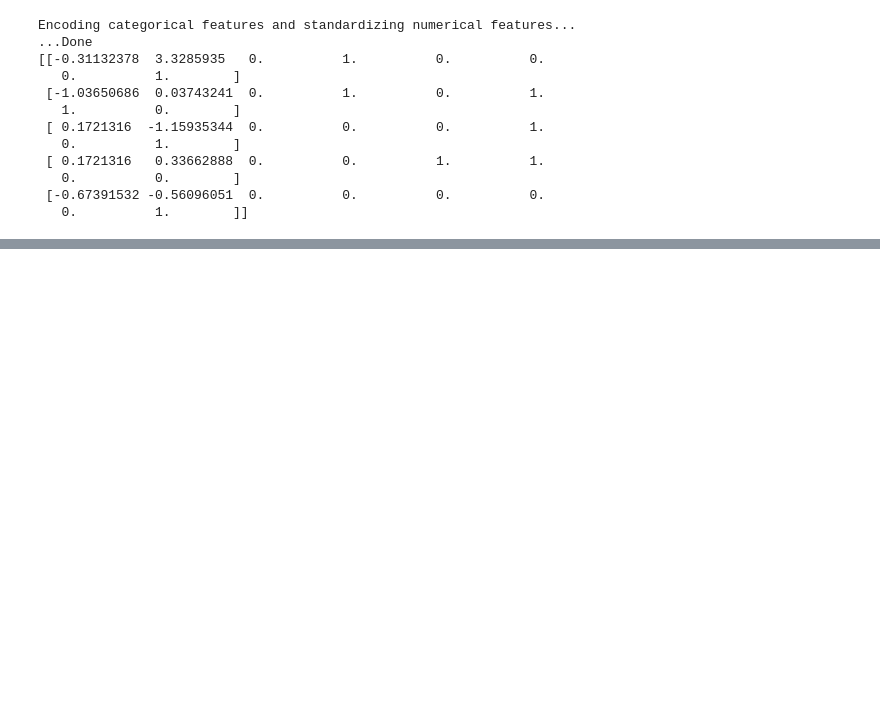
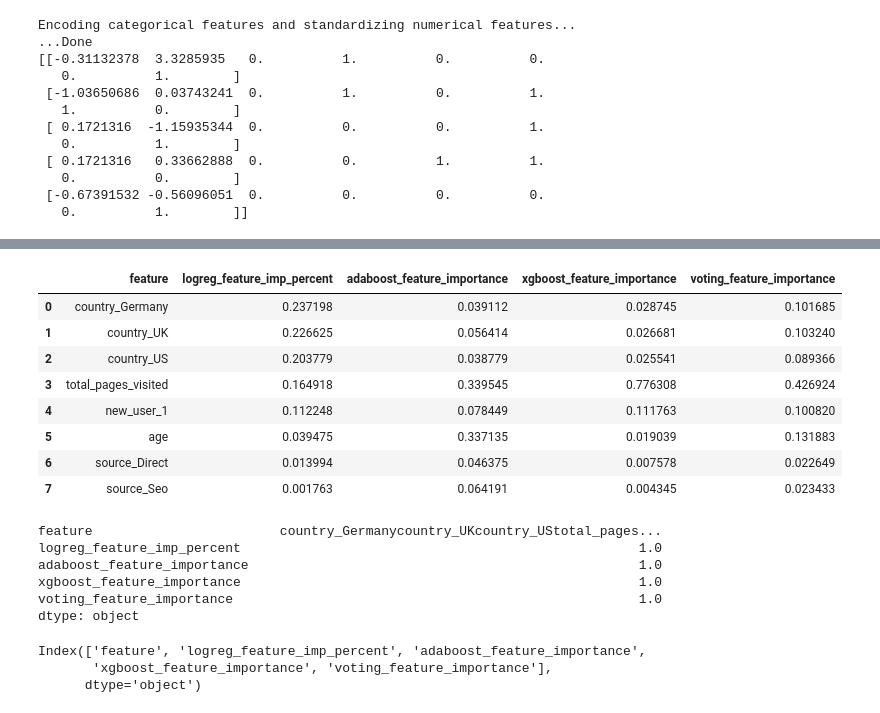
Before and after one commit to YuliyaSheichenka/Certification_Bloc_3, a Jupyter notebook: conversion_rate/4_Conversion_rate_challenge_Voting_LogReg_Adaboost_tree_Xgboost.ipynb, the cells around one changed output, grey strips where cells are left out. Drawn from its saved outputs; the diff is of its cells as text; code cells hidden in the pictures; blank space fills up the shorter version.

```diff
--- a/conversion_rate/4_Conversion_rate_challenge_Voting_LogReg_Adaboost_tree_Xgboost.ipynb
+++ b/conversion_rate/4_Conversion_rate_challenge_Voting_LogReg_Adaboost_tree_Xgboost.ipynb
@@ -338,0 +358,12 @@ Y_predictions.to_csv('conversion_data_test_predictions_YULIYA-model4.csv', index
+# %%
+logreg_df = pd.read_csv('logreg_feature_importance.csv')
+
+print(len(logreg_df))
+
+adaboost_df = pd.read_csv('adaboost_feature_importance.csv')
+
+print(len(adaboost_df))
+
+xgboost_df = pd.read_csv('xgboost_feature_importance.csv')
+
+print(len(xgboost_df))
@@ -338,0 +410,3 @@ Y_predictions.to_csv('conversion_data_test_predictions_YULIYA-model4.csv', index
+# %%
+temp_df = logreg_df.merge(adaboost_df)
+feature_importance_df = temp_df.merge(xgboost_df)
@@ -338,0 +425,31 @@ Y_predictions.to_csv('conversion_data_test_predictions_YULIYA-model4.csv', index
+# %%
+feature_importance_df['voting_feature_importance'] = (feature_importance_df['logreg_feature_imp_percent']
+                                                    + feature_importance_df['adaboost_feature_importance']
+                                                    + feature_importance_df['xgboost_feature_importance'])/3
+# %%
+feature_importance_df
+# %% [output]
+|  | feature | logreg_feature_imp_percent | adaboost_feature_importance | xgboost_feature_importance | voting_feature_importance |
+| 0 | country_Germany | 0.237198 | 0.039112 | 0.028745 | 0.101685 |
+| 1 | country_UK | 0.226625 | 0.056414 | 0.026681 | 0.103240 |
+| 2 | country_US | 0.203779 | 0.038779 | 0.025541 | 0.089366 |
+| 3 | total_pages_visited | 0.164918 | 0.339545 | 0.776308 | 0.426924 |
+| 4 | new_user_1 | 0.112248 | 0.078449 | 0.111763 | 0.100820 |
+| 5 | age | 0.039475 | 0.337135 | 0.019039 | 0.131883 |
+| 6 | source_Direct | 0.013994 | 0.046375 | 0.007578 | 0.022649 |
+| 7 | source_Seo | 0.001763 | 0.064191 | 0.004345 | 0.023433 |
+# %%
+feature_importance_df.sum()
+# %% [output]
+feature                        country_Germanycountry_UKcountry_UStotal_pages...
+logreg_feature_imp_percent                                                   1.0
+adaboost_feature_importance                                                  1.0
+xgboost_feature_importance                                                   1.0
+voting_feature_importance                                                    1.0
+dtype: object
+# %%
+feature_importance_df.columns
+# %% [output]
+Index(['feature', 'logreg_feature_imp_percent', 'adaboost_feature_importance',
+       'xgboost_feature_importance', 'voting_feature_importance'],
+      dtype='object')
```
Also changed, not shown: parts of 13 cells of this notebook, 8 other files.
